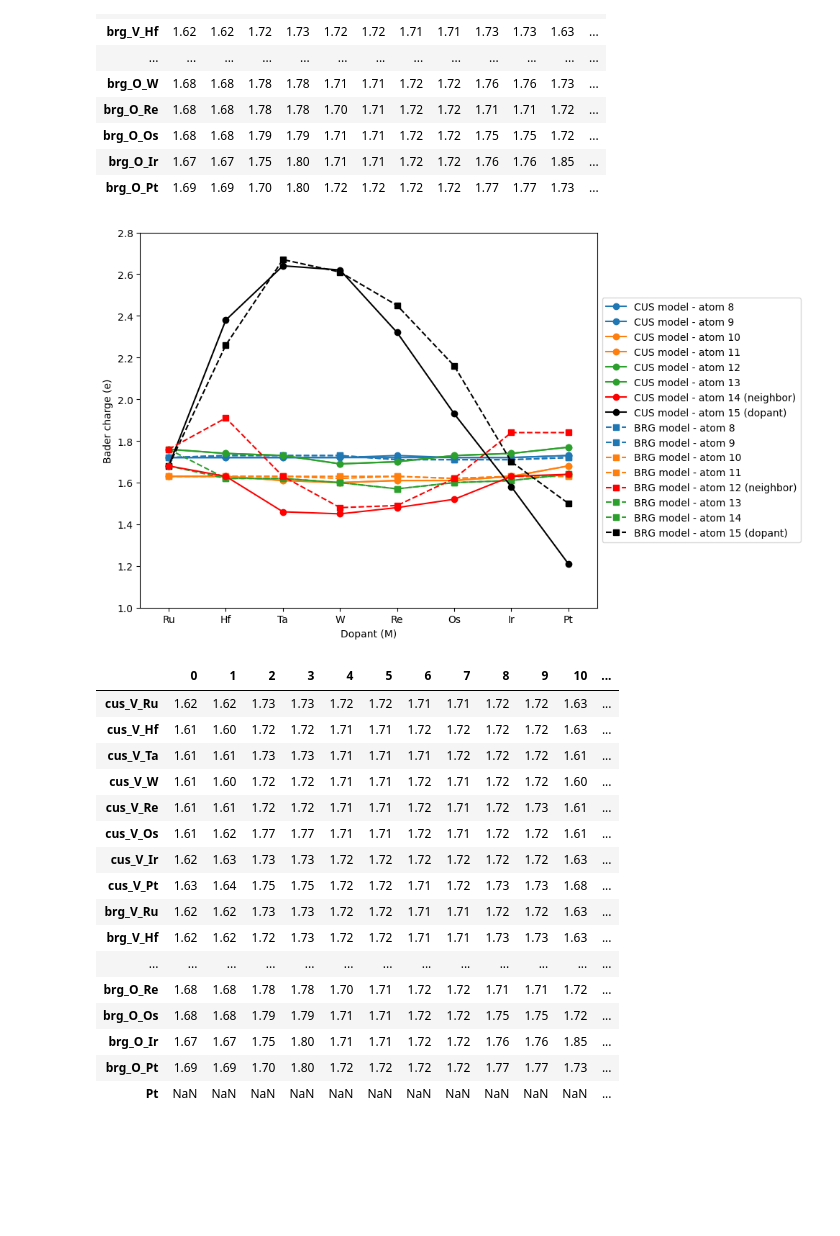
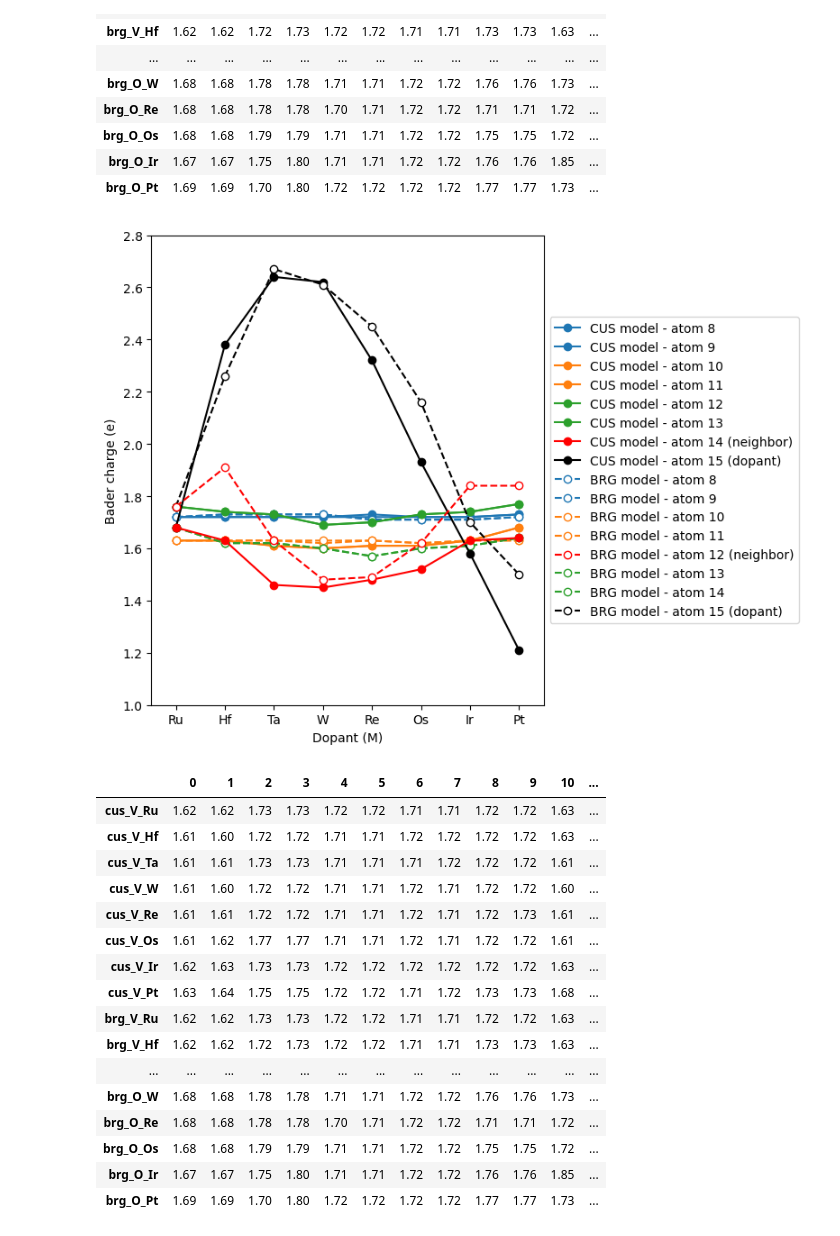
Before and after one commit to jhyeonjung97/tools, a Jupyter notebook: ruo2/icohp2.ipynb, the cells around one changed output. Drawn from its saved outputs; the diff is of its cells as text; code cells hidden in the pictures; blank space fills up the shorter version.

```diff
--- a/ruo2/icohp2.ipynb
+++ b/ruo2/icohp2.ipynb
@@ -40,6 +40,10 @@ for dir in ['1_cus_V_V', '2_brg_V_V', '3_cus_O_O', '4_brg_O_O']:
                 data.loc[f'{ads_site}_{coverage}_{element}', i] = chg
 
 data = data.drop(columns=[48, 49], errors='ignore')
+a = data.loc['brg_V_Ru', 13]
+b = data.loc['brg_V_Ru', 15]
+data.loc['brg_V_Ru', 13] = b
+data.loc['brg_V_Ru', 15] = a
 data
 # %% [output]
 |  | 0 | 1 | 2 | 3 | 4 | 5 | 6 | 7 | 8 | 9 | 10 | ... |
@@ -60,7 +64,7 @@ data
 | brg_O_Ir | 1.67 | 1.67 | 1.75 | 1.80 | 1.71 | 1.71 | 1.72 | 1.72 | 1.76 | 1.76 | 1.85 | ... |
 | brg_O_Pt | 1.69 | 1.69 | 1.70 | 1.80 | 1.72 | 1.72 | 1.72 | 1.72 | 1.77 | 1.77 | 1.73 | ... |
 # %%
-plt.figure(figsize=(10,6))
+plt.figure(figsize=(8,6))
 
 # colors = ['silver', 'silver', 'black', 'black', 'black', 'black', 'black', 'black',
 colors1 = ['silver', 'silver', 'silver', 'silver', 'silver', 'silver', 'silver', 'silver',
@@ -89,36 +93,37 @@ for i in range(8,16):
 for i in range(8,16):
     zorder = i
     if i == 15:
         label = f'BRG model - atom {i} (dopant)'
     elif i == 12:
         label = f'BRG model - atom {i} (neighbor)'
         zorder = 16
     else:
         label = f'BRG model - atom {i}'
     plt.plot(
         elements,
         data[i][8:16],
         linestyle='--',
-        marker='s',
+        marker='o',
         label=label,
         color=colors2[i % len(colors2)],
+        markerfacecolor='white',
         zorder=zorder
     )
 
 plt.xlabel('Dopant (M)')
 plt.ylabel('Bader charge (e)')
 plt.ylim(1.0, 2.8)
 
 plt.xlim(-0.5, 7.5)
 plt.xticks(range(len(elements)), elements)
 plt.legend(loc='center left', bbox_to_anchor=(1, 0.5))
 
+plt.savefig(f'{root}/figures/bader_charge_per_atom1.png', dpi=dpi, transparent=True, bbox_inches='tight')
 plt.tight_layout()
-# plt.savefig(f'{root}/figures/surface_site_preference.png', dpi=dpi, transparent=True, bbox_inches='tight')
 plt.show()
 plt.close()
 # %% [output]
-[figure, old version]
+[figure, new version]
 # %%
 for dir in ['1_bulk_MO2', '2_bulk_MxOy']:
     oxide_type = dir.split('_')[2]
@@ -135,19 +140,13 @@ for dir in ['1_bulk_MO2', '2_bulk_MxOy']:
 
 for dir in ['3_bulk_M-RuO2']:
     oxide_type = dir.split('_')[2]
-    for subdir in subdirs:
-        element = subdir.split('_')[1]
+    for e, element in enumerate(elements):
         path = os.path.join(root, dir, f'{e}_{element}', 'atoms_bader_charge.json')
         if os.path.exists(path):
             atoms = read(path)
             chgs = atoms.get_initial_charges()
-            if element == 'Ru':
-                M_index = [i for i, atom in enumerate(atoms) if atom.symbol == 'Ru']
-                Ru_index = [i for i, atom in enumerate(atoms) if atom.symbol == 'Ru']
-            else:
-                M_index = [i for i, atom in enumerate(atoms) if atom.symbol != 'O' and atom.symbol != 'Ru']
-                Ru_index = [i for i, atom in enumerate(atoms) if atom.symbol == 'Ru' and i != 4]
-            print(M_index, Ru_index)
+            M_index = [7]
+            Ru_index = [0, 1, 2, 3, 4, 5, 6]
             M_chg = sum(chgs[M_index])/len(M_index)
             Ru_chg = sum(chgs[Ru_index])/len(Ru_index)
             for ads_site in ['cus', 'brg']:
@@ -169,8 +168,8 @@ data
 | brg_V_Ru | 1.62 | 1.62 | 1.73 | 1.73 | 1.72 | 1.72 | 1.71 | 1.71 | 1.72 | 1.72 | 1.63 | ... |
 | brg_V_Hf | 1.62 | 1.62 | 1.72 | 1.73 | 1.72 | 1.72 | 1.71 | 1.71 | 1.73 | 1.73 | 1.63 | ... |
 | ... | ... | ... | ... | ... | ... | ... | ... | ... | ... | ... | ... | ... |
+| brg_O_W | 1.68 | 1.68 | 1.78 | 1.78 | 1.71 | 1.71 | 1.72 | 1.72 | 1.76 | 1.76 | 1.73 | ... |
 | brg_O_Re | 1.68 | 1.68 | 1.78 | 1.78 | 1.70 | 1.71 | 1.72 | 1.72 | 1.71 | 1.71 | 1.72 | ... |
 | brg_O_Os | 1.68 | 1.68 | 1.79 | 1.79 | 1.71 | 1.71 | 1.72 | 1.72 | 1.75 | 1.75 | 1.72 | ... |
 | brg_O_Ir | 1.67 | 1.67 | 1.75 | 1.80 | 1.71 | 1.71 | 1.72 | 1.72 | 1.76 | 1.76 | 1.85 | ... |
 | brg_O_Pt | 1.69 | 1.69 | 1.70 | 1.80 | 1.72 | 1.72 | 1.72 | 1.72 | 1.77 | 1.77 | 1.73 | ... |
-| Pt | NaN | NaN | NaN | NaN | NaN | NaN | NaN | NaN | NaN | NaN | NaN | ... |
```
Also changed, not shown: parts of 1 cell of this notebook, 2 other files.
